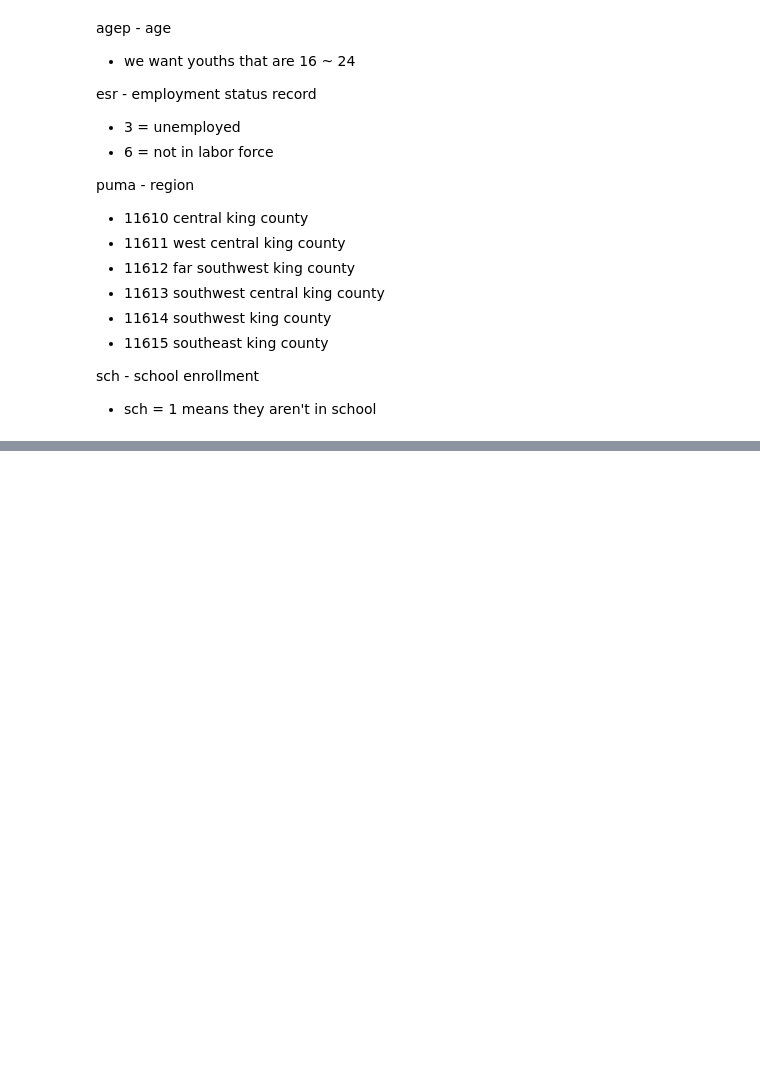
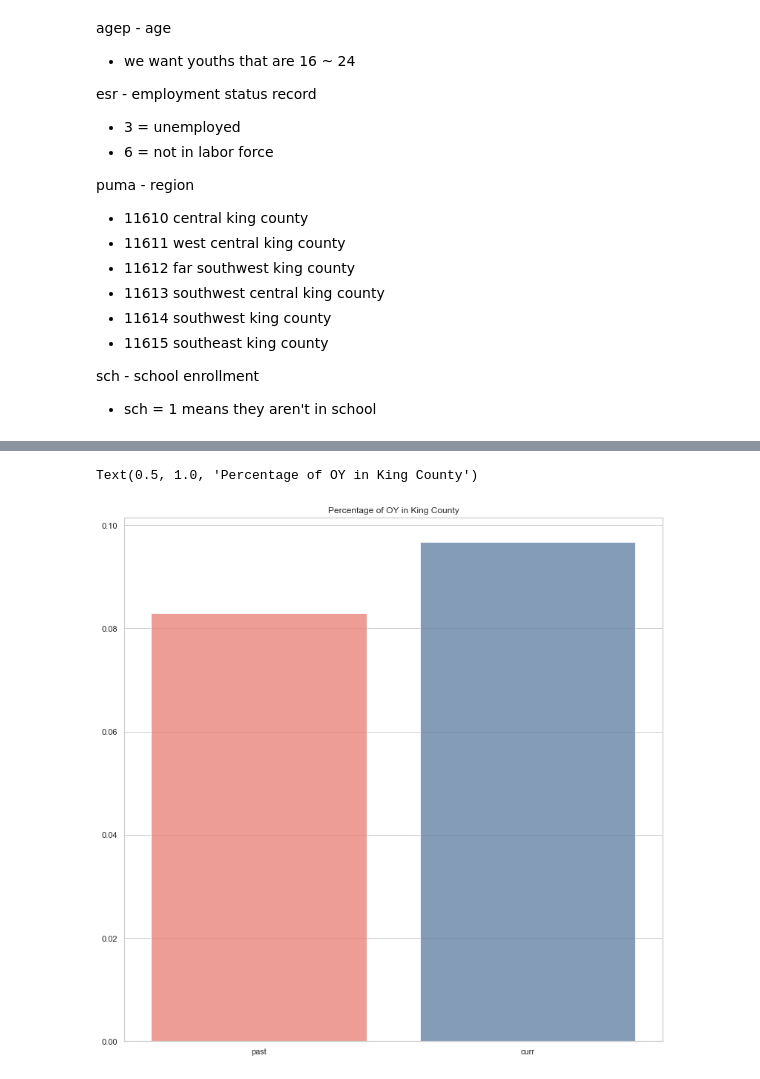
Before and after one commit to awyeh64/phase-1-project-west-ds-082420, a Jupyter notebook: notebooks/exploratory/andrew_01_erh_download_and_explore_data.ipynb, the cells around one changed output, grey strips where cells are left out. Saved outputs shown, nothing was run; the diff lists cells and outputs as text; code cells hidden in the pictures; blank space fills up the shorter version.

Commit message:
visualizations, almost done

```diff
--- a/notebooks/exploratory/andrew_01_erh_download_and_explore_data.ipynb
+++ b/notebooks/exploratory/andrew_01_erh_download_and_explore_data.ipynb
@@ -229,0 +251,23 @@ WHERE agep BETWEEN 16.0 AND 24.0
+# %%
+# black ethnicity
+map_dict = dict.fromkeys(['2'], 0)
+# latino or hispanic
+# skipping latino and hispanic here due to existing latino/hispanic flag
+# white ethnicity
+map_dict.update(dict.fromkeys(['1'], 2))
+# other
+map_dict.update(dict.fromkeys(['3', '4', '5', '6', '7', '8', '9'], 3))
+
+# create a new column 'sch_m' that maps the dict onto 'schl'
+oy_youth['race_m'] = oy_youth['rac1p'].replace(map_dict)
+
+oy_youth.loc[oy_youth['hisp'] != '01', 'race_m'] = 1
+oy_youth.loc[oy_youth['racblk'] == '1', 'race_m'] = 0
+
+race = oy_youth['race_m'].value_counts()
+
+# # update the dict with mapped variables
+youth_curr['oy_black'] = race[0]
+youth_curr['oy_latino_hispanic'] = race[1]
+youth_curr['oy_white'] = race[2]
+youth_curr['oy_other'] = race[3]
@@ -229,0 +306,19 @@ WHERE agep BETWEEN 16.0 AND 24.0
+# %%
+# extra imports for visualization
+import matplotlib.pyplot as plt
+import seaborn as sns
+sns.set(style = "whitegrid")
+
+p = youth_past
+c = youth_curr
+
+colorpc = ['#fc766aff','#5b84b1ff']
+colorpie = ['#a89c94ff', '#ff4f58ff', '#669db3ff', '#f0f6f7ff']
+# %%
+fig, ax = plt.subplots(figsize = (13,13))
+ax = sns.barplot(x = ['past', 'curr'], y = [p['oy_pop'] / p['youth_pop'], c['oy_pop']/c['youth_pop']],
+                 palette = colorpc, alpha = 0.8)
+plt.title('Percentage of OY in King County')
+# %% [output]
+Text(0.5, 1.0, 'Percentage of OY in King County')
+[figure, added]
```
Also changed, not shown: parts of 23 cells of this notebook.
